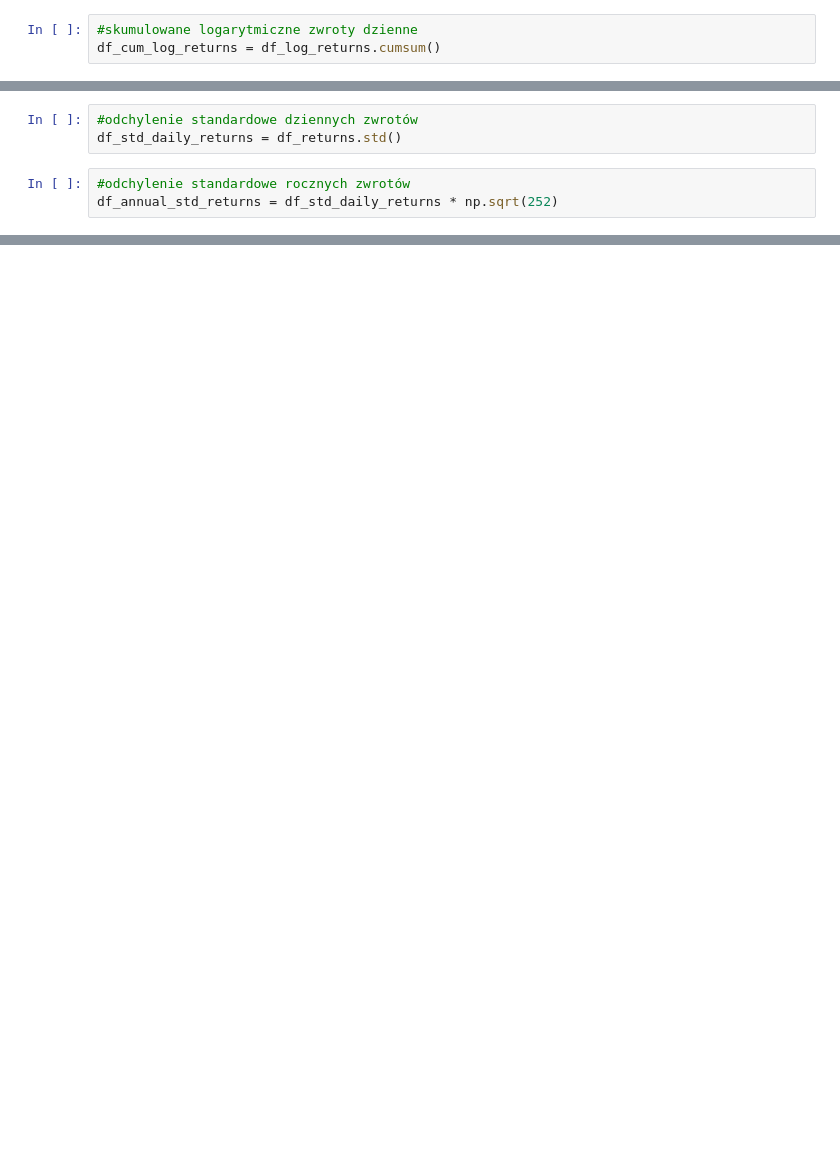
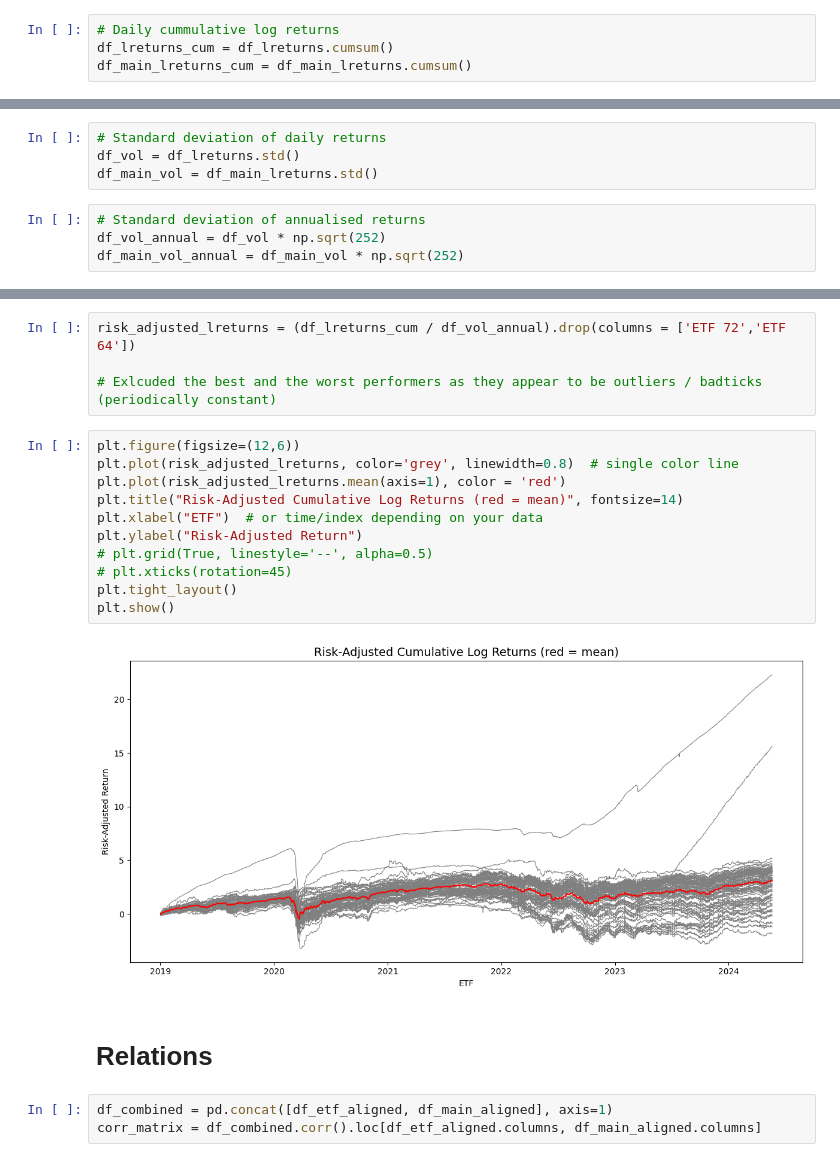
Before and after one commit to alexjablo/qem2-python, a Jupyter notebook: Project_notebook.ipynb, the cells around one changed output, grey strips where cells are left out. Saved outputs shown, nothing was run; the diff lists cells and outputs as text; blank space fills up the shorter version.

```diff
--- a/Project_notebook.ipynb
+++ b/Project_notebook.ipynb
@@ -68,4 +67,5 @@ df_cum_returns = (1 + df_returns).cumprod() - 1
 # %%
-#skumulowane logarytmiczne zwroty dzienne
-df_cum_log_returns = df_log_returns.cumsum()
+# Daily cummulative log returns
+df_lreturns_cum = df_lreturns.cumsum()
+df_main_lreturns_cum = df_main_lreturns.cumsum()
 # %%
@@ -77,7 +79,9 @@ df_annual_returns = ((1+df_mean_daily_returns)**252) - 1
 # %%
-#odchylenie standardowe dziennych zwrotów
-df_std_daily_returns = df_returns.std()
+# Standard deviation of daily returns
+df_vol = df_lreturns.std()
+df_main_vol = df_main_lreturns.std()
 # %%
-#odchylenie standardowe rocznych zwrotów
-df_annual_std_returns = df_std_daily_returns * np.sqrt(252)
+# Standard deviation of annualised returns
+df_vol_annual = df_vol * np.sqrt(252)
+df_main_vol_annual = df_main_vol * np.sqrt(252)
 # %%
@@ -85,0 +93,22 @@ df_sharpe_ratio = df_annual_returns / df_annual_std_returns
+# %%
+risk_adjusted_lreturns = (df_lreturns_cum / df_vol_annual).drop(columns = ['ETF 72','ETF 64'])
+
+# Exlcuded the best and the worst performers as they appear to be outliers / badticks (periodically constant)
+# %%
+plt.figure(figsize=(12,6))
+plt.plot(risk_adjusted_lreturns, color='grey', linewidth=0.8)  # single color line
+plt.plot(risk_adjusted_lreturns.mean(axis=1), color = 'red')
+plt.title("Risk-Adjusted Cumulative Log Returns (red = mean)", fontsize=14)
+plt.xlabel("ETF")  # or time/index depending on your data
+plt.ylabel("Risk-Adjusted Return")
+# plt.grid(True, linestyle='--', alpha=0.5)
+# plt.xticks(rotation=45)
+plt.tight_layout()
+plt.show()
+# %% [output]
+[figure, added]
+# %% [markdown]
+# Relations
+# %%
+df_combined = pd.concat([df_etf_aligned, df_main_aligned], axis=1)
+corr_matrix = df_combined.corr().loc[df_etf_aligned.columns, df_main_aligned.columns]
```
Also changed, not shown: parts of 26 cells of this notebook.
